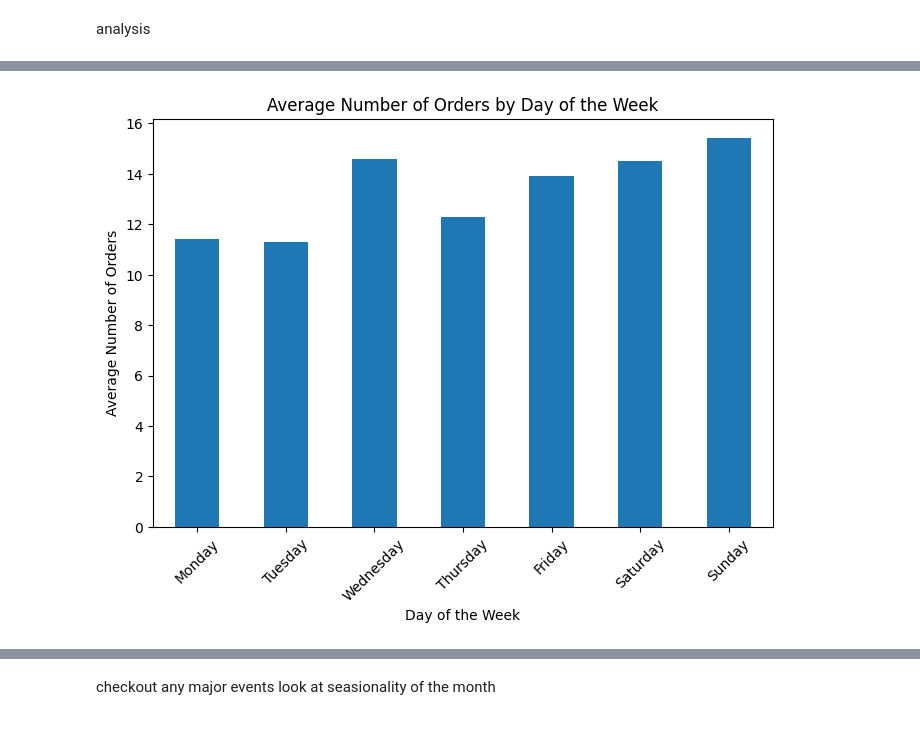
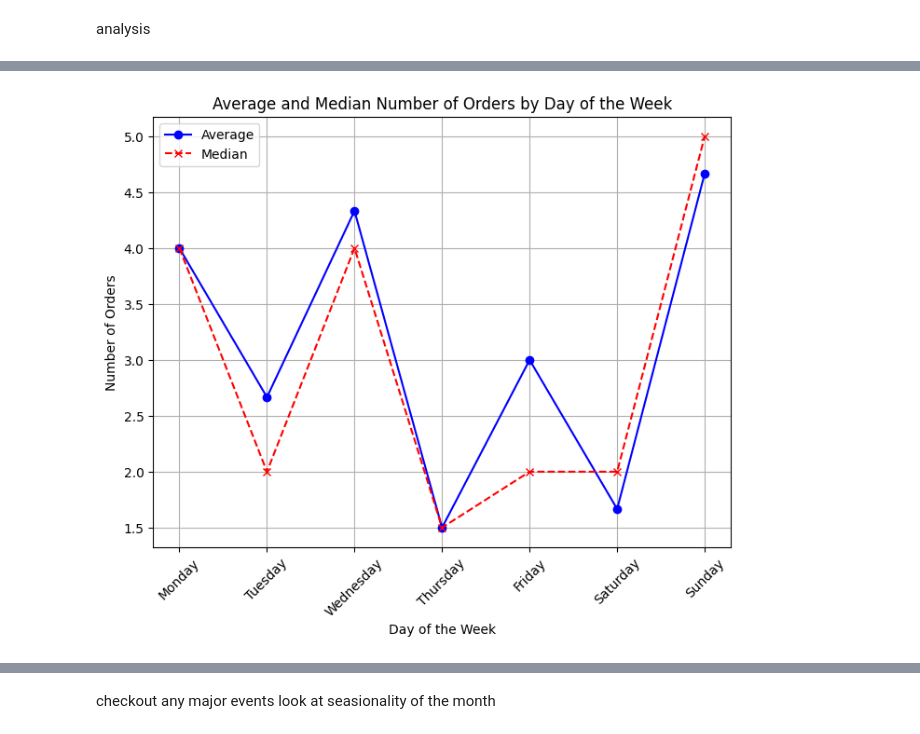
Before and after one commit to Sree5835/dynamic_pricing, a Jupyter notebook: src/dynamic_pricing/analysis/explore.ipynb, the cells around one changed output, grey strips where cells are left out. Cells and saved outputs as stored; diff of their text form; code cells hidden in the pictures.

Commit message:
analysis of pre and post dp

```diff
--- a/src/dynamic_pricing/analysis/explore.ipynb
+++ b/src/dynamic_pricing/analysis/explore.ipynb
@@ -4,6 +4,8 @@ import pandas as pd
 import matplotlib.pyplot as plt
 import itertools
 # %%
-df: pd.DataFrame = db.load_order_data("nostimo")
+conn = get_db_connection()
+
+df: pd.DataFrame = load_order_data(conn,"nostimo")
 print(df.info)
 # %% [output]
@@ -46,0 +52,15 @@ Index(['order_id', 'deliveroo_order_id', 'deliveroo_order_number',
+# %%
+pre_dp_df = df[df["item_operational_name"].str.contains("Wrap")]
+pre_dp_df = pre_dp_df[
+    (pre_dp_df["order_placed_timestamp"] >= "2023-06-26")
+    & (pre_dp_df["order_placed_timestamp"] < "2023-7-17")
+]
+pre_dp_df.info()
+
+
+post_dp_df = df[df["item_operational_name"].str.contains("Wrap")]
+post_dp_df = post_dp_df[
+    (post_dp_df["order_placed_timestamp"] >= "2023-7-17")
+    & (post_dp_df["order_placed_timestamp"] < "2023-8-07")
+]
+post_dp_df.info()
@@ -154,30 +237,69 @@ plot_items_sold(df)
 # %%
-
 def plot_average_orders_by_day_of_week(df):
     order_timestamp = "order_placed_timestamp"
     # Extract the day of the week from the order_datetime column
-    df['day_of_week'] = df[order_timestamp].dt.day_name()
+    df["day_of_week"] = df[order_timestamp].dt.day_name()
 
-    # Group by day of the week and calculate the average number of orders
-    average_orders = df.groupby(['day_of_week', df[order_timestamp].dt.date]).size().groupby('day_of_week').mean()
+    # Group by day of the week and calculate both average and median number of orders
+    average_orders = (
+        df.groupby(["day_of_week", df[order_timestamp].dt.date])
+        .size()
+        .groupby("day_of_week")
+        .mean()
+    )
+    median_orders = (
+        df.groupby(["day_of_week", df[order_timestamp].dt.date])
+        .size()
+        .groupby("day_of_week")
+        .median()
+    )
 
     # Define the order of days for proper sorting in the plot
-    weekdays = ['Monday', 'Tuesday', 'Wednesday',
-                'Thursday', 'Friday', 'Saturday', 'Sunday']
+    weekdays = [
+        "Monday",
+        "Tuesday",
+        "Wednesday",
+        "Thursday",
+        "Friday",
+        "Saturday",
+        "Sunday",
+    ]
 
-    # Reindex the DataFrame to include all weekdays in the desired order
+    # Reindex the DataFrames to include all weekdays in the desired order
     average_orders = average_orders.reindex(weekdays)
+    median_orders = median_orders.reindex(weekdays)
 
-    # Plotting the average number of orders by day of the week
+    # Generate the x-axis labels for the day of the week
+    x_labels = weekdays
+
+    # Plotting both average and median number of orders by day of the week as a line plot
     plt.figure(figsize=(8, 6))
-    average_orders.plot(kind='bar')
-    plt.xlabel('Day of the Week')
-    plt.ylabel('Average Number of Orders')
-    plt.title('Average Number of Orders by Day of the Week')
-    plt.xticks(rotation=45)
-    plt.subplots_adjust(bottom=0.2)
+    plt.plot(
+        average_orders,
+        marker="o",
+        linestyle="-",
+        color="blue",
+        markersize=6,
+        label="Average",
+    )
+    plt.plot(
+        median_orders,
+        marker="x",
+        linestyle="--",
+        color="red",
+        markersize=6,
+        label="Median",
+    )
+    plt.xlabel("Day of the Week")
+    plt.ylabel("Number of Orders")
+    plt.title("Average and Median Number of Orders by Day of the Week")
+    plt.xticks(range(len(weekdays)), x_labels, rotation=45)
+    plt.grid(True)
+    plt.legend()
     plt.show()
 
-plot_average_orders_by_day_of_week(df)
+
+plot_average_orders_by_day_of_week(pre_dp_df)
+plot_average_orders_by_day_of_week(post_dp_df)
 # %% [output]
-[figure, old version]
+[figure, new version]
```
Also changed, not shown: parts of 12 cells of this notebook, 2 other files.
